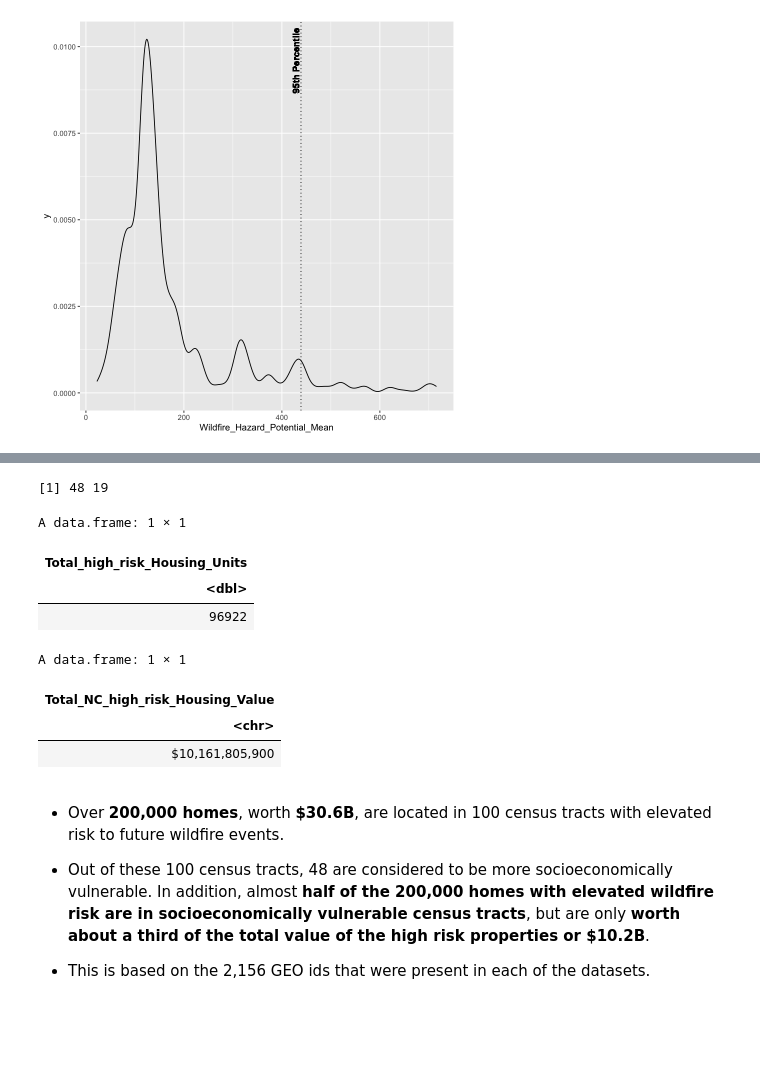
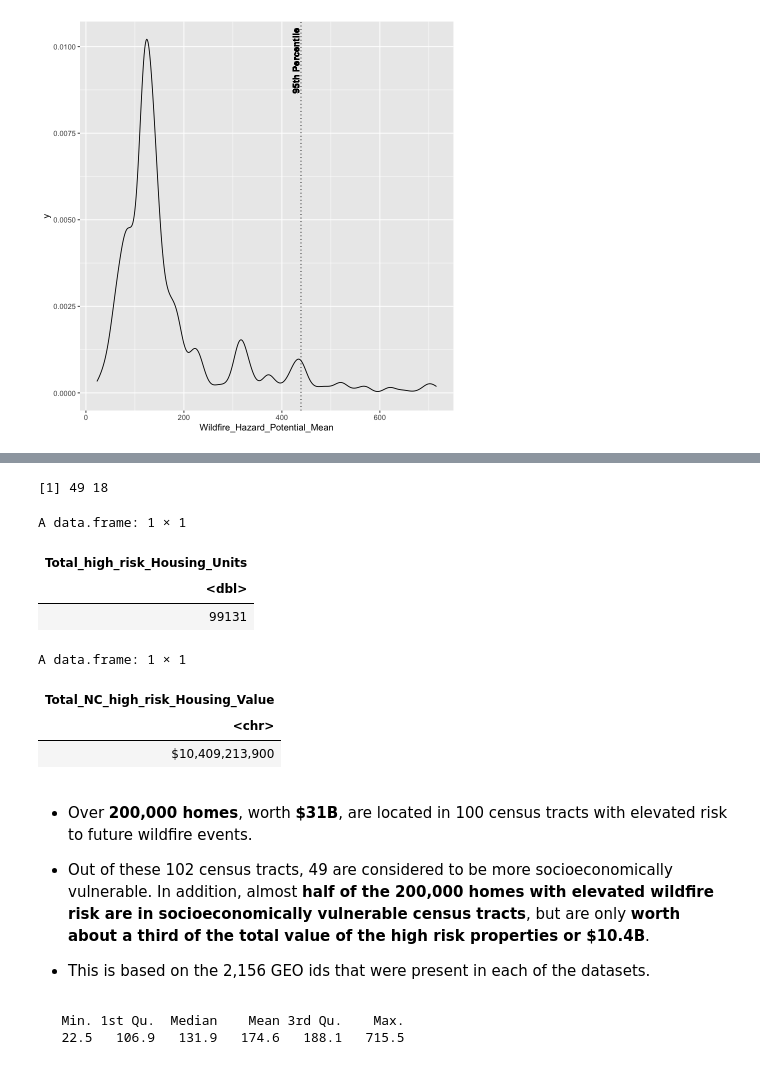
Before and after one commit to UNC-CEMALB/ENVIROSCAN, a Jupyter notebook: 7. Manuscript Statistics/Manuscript Statistics.ipynb, the cells around one changed output, grey strips where cells are left out. Drawn from its saved outputs; the diff is of its cells as text; code cells hidden in the pictures; blank space fills up the shorter version.

```diff
--- a/7. Manuscript Statistics/Manuscript Statistics.ipynb
+++ b/7. Manuscript Statistics/Manuscript Statistics.ipynb
@@ -75,10 +83,7 @@ ggplot(whp_df) +
 [figure]
 # %%
 # creating 1 df
-# ejscreen_cluster_moran_df = inner_join(ejscreen_cluster_df[,c(1,7)], local_moran_df[,c(1,4)])
-# whp_housing_df = inner_join(whp_df, housing_df)
-
-full_df = reduce(list(local_moran_df[,c(1,4)], whp_df, housing_df, unique(ejscreen_cluster_df[,c(1,7)])),
+full_df = reduce(list(whp_df, housing_df, unique(ejscreen_cluster_df[,c(1,7)])), #local_moran_df[,c(1,4)],
                  inner_join)
 head(full_df)
 
@@ -127,32 +131,38 @@ A data.frame: 1 × 1
 # %%
-# filtering for geo ids that have a high risk WHP, are significantly correlated to its neighbors
+# filtering for geo ids that have a high risk WHP
 # and call within a more vulnerable ejscreen cluster (either 2 or 3)
 high_risk_ejscreen_df = full_df %>%
-    filter(Wildfire_Hazard_Potential_Mean > high_risk_WHP & P.Adj < 0.05 & Cluster != 1)
+    filter(Wildfire_Hazard_Potential_Mean > high_risk_WHP & Cluster != 1)
 
 dim(high_risk_ejscreen_df)
 
 # determinig the number of housing units in high risk GEO ids
 high_risk_ejscreen_df %>%
     summarize(Total_high_risk_Housing_Units = sum(Total_Housing_Units))
 
 # determinig the value of all the housing units in high risk GEO ids
 high_risk_ejscreen_df %>%
     mutate(Total_Housing_Value_of_GEO_id = Total_Housing_Units * Median_House_Value) %>%
     summarize(Total_NC_high_risk_Housing_Value = dollar(sum(Total_Housing_Value_of_GEO_id)))
 # %% [output]
-[1] 48 19
+[1] 49 18
 A data.frame: 1 × 1
 | Total_high_risk_Housing_Units |
 | <dbl> |
-| 96922 |
+| 99131 |
 A data.frame: 1 × 1
 | Total_NC_high_risk_Housing_Value |
 | <chr> |
-| $10,161,805,900 |
+| $10,409,213,900 |
 # %% [markdown]
-- Over **200,000 homes**, worth **\$30.6B**, are located in 100 census tracts with elevated risk to future wildfire events.
+- Over **200,000 homes**, worth **\$31B**, are located in 100 census tracts with elevated risk to future wildfire events.
 
-- Out of these 100 census tracts, 48 are considered to be more socioeconomically vulnerable. In addition, almost **half of the 200,000 homes with elevated wildfire risk are in socioeconomically vulnerable census tracts**, but are only **worth about a third of the total value of the high risk properties or \$10.2B**.
+- Out of these 102 census tracts, 49 are considered to be more socioeconomically vulnerable. In addition, almost **half of the 200,000 homes with elevated wildfire risk are in socioeconomically vulnerable census tracts**, but are only **worth about a third of the total value of the high risk properties or \$10.4B**.
 
 - This is based on the 2,156 GEO ids that were present in each of the datasets.
+# %%
+# getting descriptive statistics
+summary(whp_df$Wildfire_Hazard_Potential_Mean)
+# %% [output]
+   Min. 1st Qu.  Median    Mean 3rd Qu.    Max.
+   22.5   106.9   131.9   174.6   188.1   715.5
```
Also changed, not shown: parts of 7 cells of this notebook.
